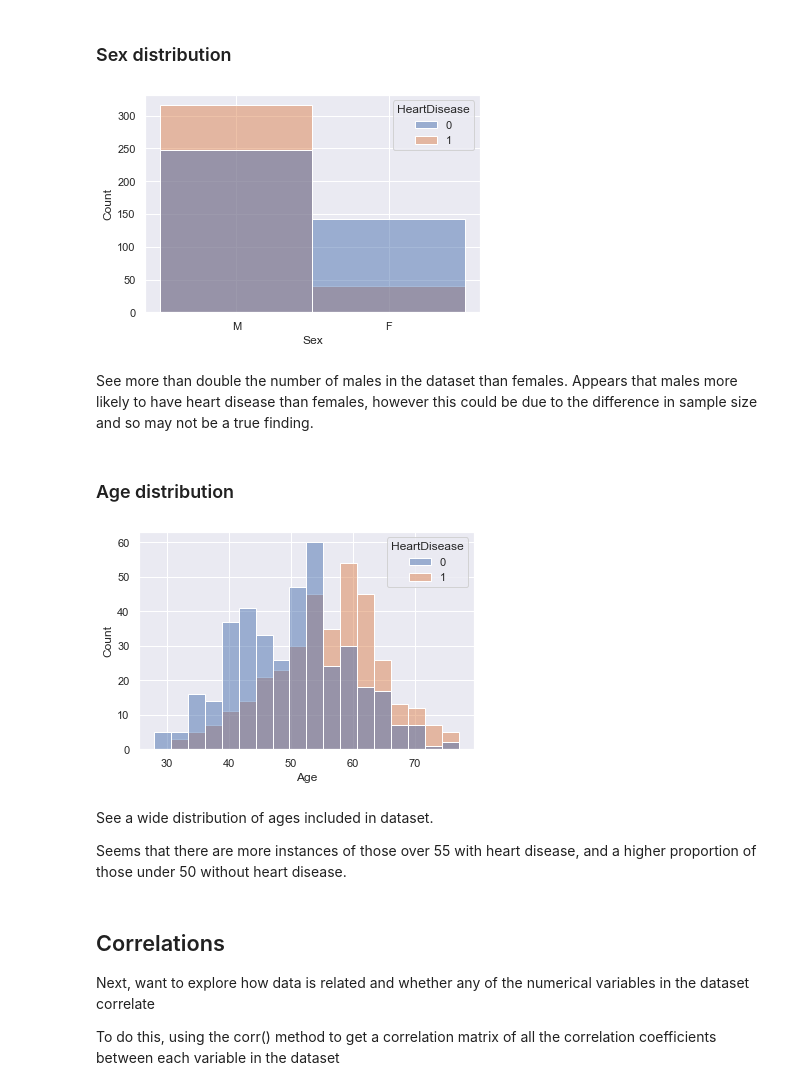
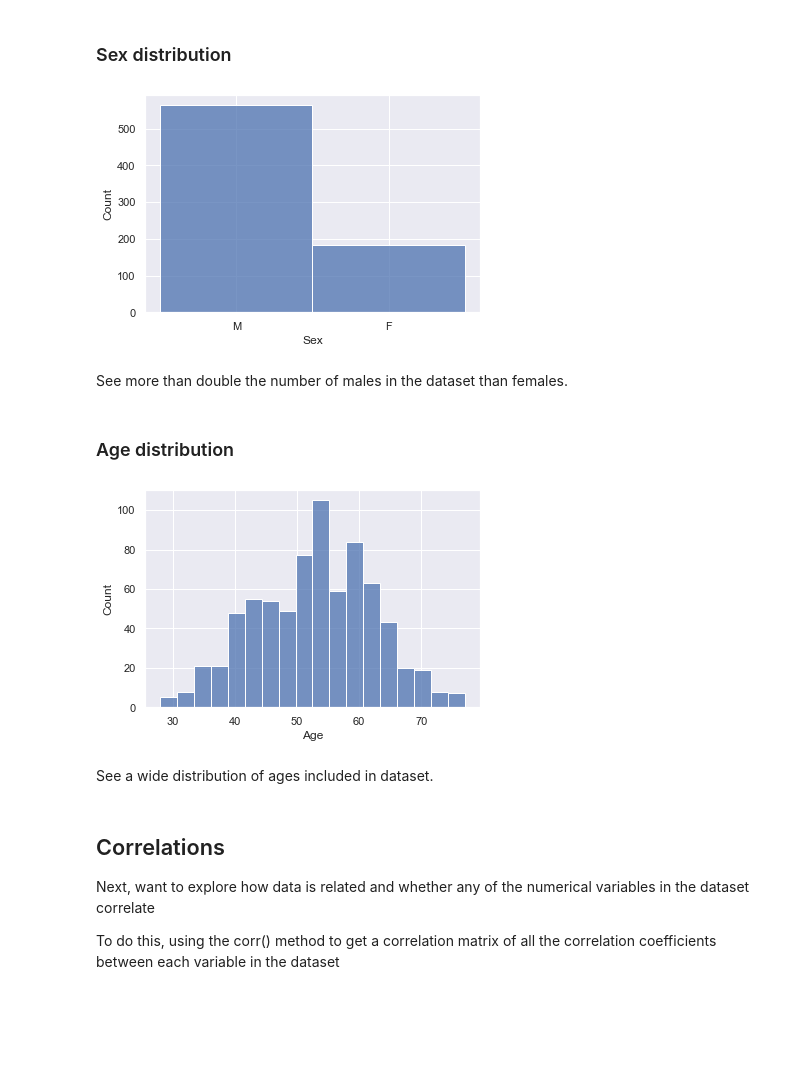
Before and after one commit to EmilyStonelake/DataScience_2021, a Jupyter notebook: DataScienceAssessment.ipynb, the cells around one changed output. Cells and saved outputs as stored; diff of their text form; code cells hidden in the pictures; blank space fills up the shorter version.

```diff
--- a/DataScienceAssessment.ipynb
+++ b/DataScienceAssessment.ipynb
@@ -160,25 +160,22 @@ After looking at target variable HeartDisease, next going to look at the distrib
 ### Sex distribution ###
 # %%
 sns.set(style="darkgrid")
-sns.histplot(HeartDataset, x="Sex", hue="HeartDisease")
+sns.histplot(HeartDataset, x="Sex")
 plt.show()
 # %% [output]
-[figure, old version]
+[figure, new version]
 # %% [markdown]
 See more than double the number of males in the dataset than females.
-Appears that males more likely to have heart disease than females, however this could be due to the difference in sample size and so may not be a true finding.
 # %% [markdown]
 ### Age distribution ###
 # %%
 sns.set(style="darkgrid")
-sns.histplot(HeartDataset, x="Age", hue="HeartDisease")
+sns.histplot(HeartDataset, x="Age")
 plt.show()
 # %% [output]
-[figure, old version]
+[figure, new version]
 # %% [markdown]
 See a wide distribution of ages included in dataset.
-
-Seems that there are more instances of those over 55 with heart disease, and a higher proportion of those under 50 without heart disease.
 # %% [markdown]
 ## Correlations ##
 
```
Also changed, not shown: parts of 47 cells of this notebook.
